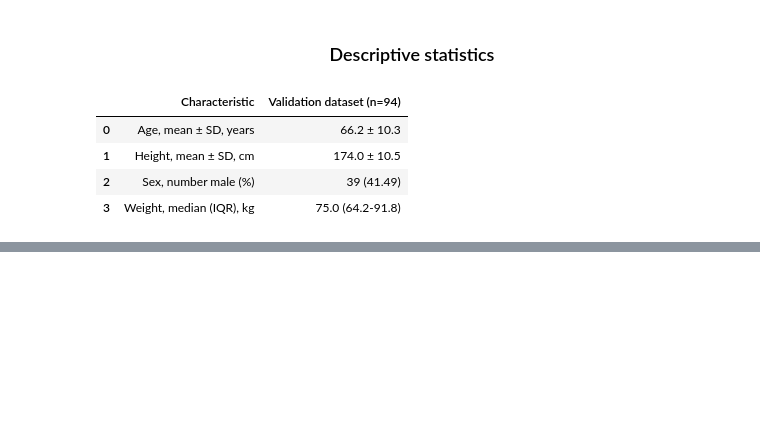
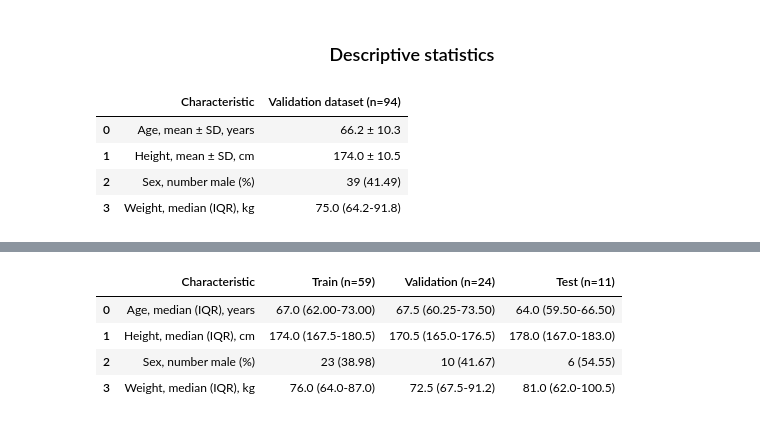
Before and after one commit to Ruben1810T/External-Validation-APCO, a Jupyter notebook: statistical_analysis.ipynb, the cells around one changed output, grey strips where cells are left out. Drawn from its saved outputs; the diff is of its cells as text; code cells hidden in the pictures; blank space fills up the shorter version.

```diff
--- a/statistical_analysis.ipynb
+++ b/statistical_analysis.ipynb
@@ -253,0 +400,52 @@ display(df_summary)
+# %%
+import pandas as pd
+
+def make_summary(df, Dataset_name):
+    summary = []
+
+    # Age
+    data = df['age_at_surgery'].dropna()
+    summary.append({
+        'Characteristic': 'Age, median (IQR), years',
+        Dataset_name: f'{data.median():.1f} ({data.quantile(0.25):.2f}-{data.quantile(0.75):.2f})'
+    })
+
+    # Height
+    data = df['dem_height'].dropna()
+    summary.append({
+        'Characteristic': 'Height, median (IQR), cm',
+        Dataset_name: f'{data.median():.1f} ({data.quantile(0.25):.1f}-{data.quantile(0.75):.1f})'
+    })
+
+    # Sex
+    n_total = df['dem_sex'].notna().sum()
+    n_male = (df['dem_sex'] == 1).sum()
+    summary.append({
+        'Characteristic': 'Sex, number male (%)',
+        Dataset_name: f'{n_male} ({100*n_male/n_total:.2f})'
+    })
+
+    # Weight
+    data = df['dem_weight'].dropna()
+    summary.append({
+        'Characteristic': 'Weight, median (IQR), kg',
+        Dataset_name: f'{data.median():.1f} ({data.quantile(0.25):.1f}-{data.quantile(0.75):.1f})'
+    })
+
+    return pd.DataFrame(summary)
+
+# Maak summary per groep
+df_sum_train = make_summary(df_train, f'Train (n={len(df_train)})')
+df_sum_val   = make_summary(df_val,   f'Validation (n={len(df_val)})')
+df_sum_test  = make_summary(df_test,  f'Test (n={len(df_test)})')
+
+# Combineer alle groepen
+df_summary = df_sum_train.merge(df_sum_val, on='Characteristic').merge(df_sum_test, on='Characteristic')
+
+display(df_summary)
+# %% [output]
+|  | Characteristic | Train (n=59) | Validation (n=24) | Test (n=11) |
+| 0 | Age, median (IQR), years | 67.0 (62.00-73.00) | 67.5 (60.25-73.50) | 64.0 (59.50-66.50) |
+| 1 | Height, median (IQR), cm | 174.0 (167.5-180.5) | 170.5 (165.0-176.5) | 178.0 (167.0-183.0) |
+| 2 | Sex, number male (%) | 23 (38.98) | 10 (41.67) | 6 (54.55) |
+| 3 | Weight, median (IQR), kg | 76.0 (64.0-87.0) | 72.5 (67.5-91.2) | 81.0 (62.0-100.5) |
```
Also changed, not shown: parts of 4 cells of this notebook.
